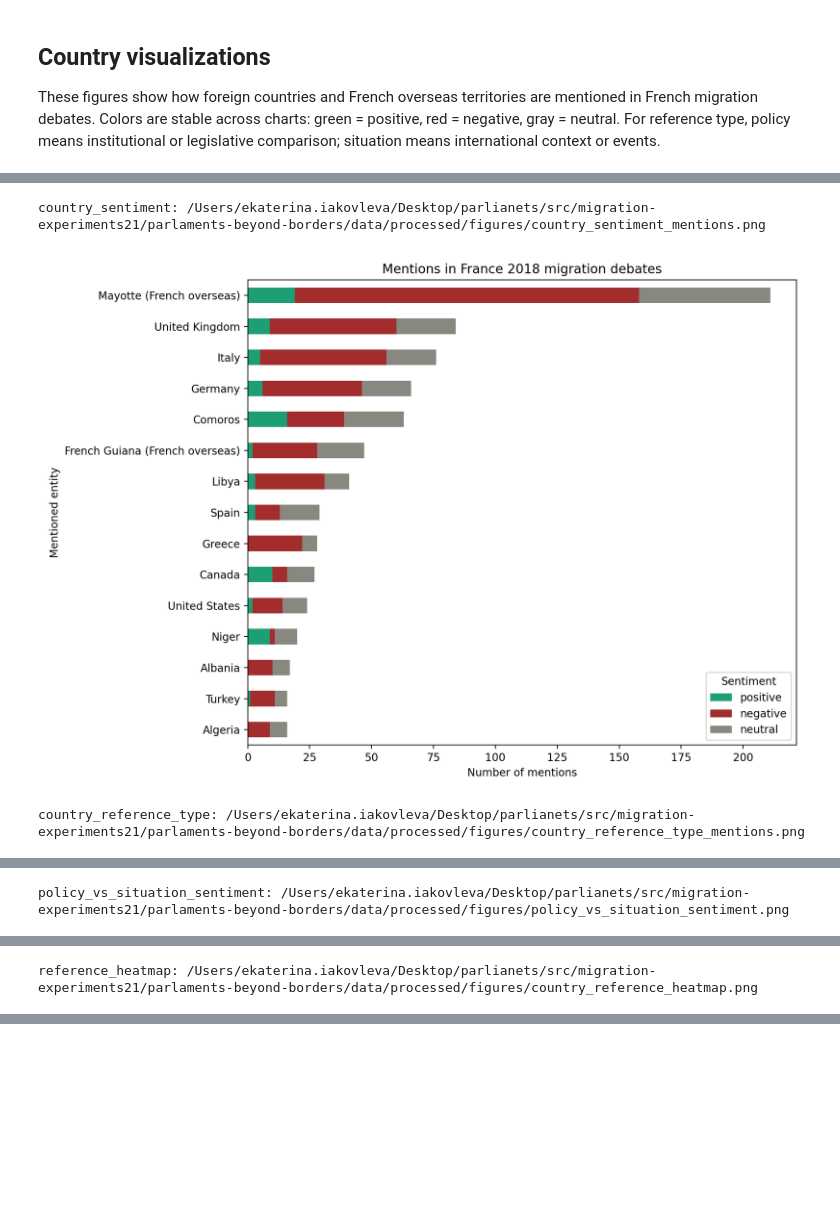
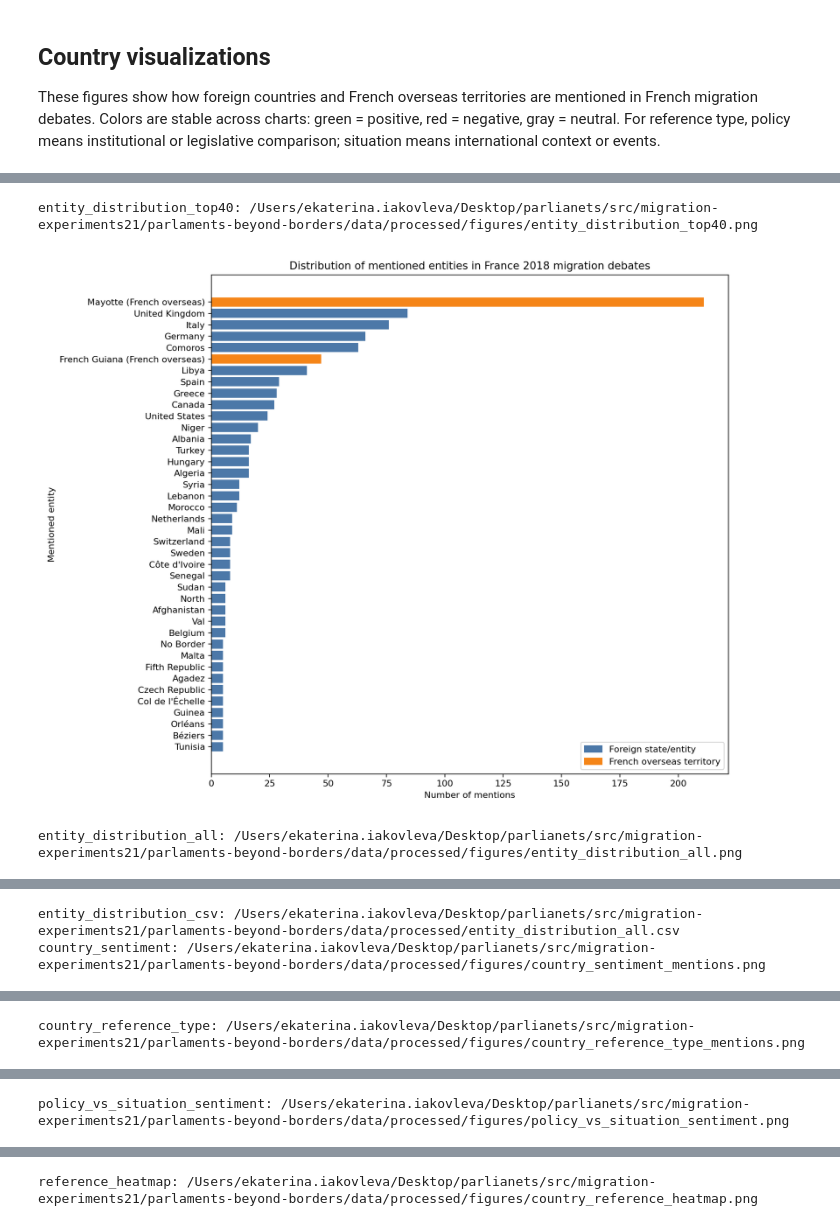
Before and after one commit to yavlenieraket/parliments_migration, a Jupyter notebook: src/migration-experiments21/parlaments-beyond-borders/notebooks/01_fra_2018_pilot.ipynb, the cells around one changed output, grey strips where cells are left out. Saved outputs shown, nothing was run; the diff lists cells and outputs as text; code cells hidden in the pictures; blank space fills up the shorter version.

Commit message:
Add complete mention distribution outputs

```diff
--- a/src/migration-experiments21/parlaments-beyond-borders/notebooks/01_fra_2018_pilot.ipynb
+++ b/src/migration-experiments21/parlaments-beyond-borders/notebooks/01_fra_2018_pilot.ipynb
@@ -223,11 +266,12 @@ figure_paths
  'policy_vs_situation_sentiment': PosixPath('/Users/ekaterina.iakovleva/Desktop/parlianets/src/migration-experiments21/parlaments-beyond-borders/data/processed/figures/policy_vs_situation_sentiment.pn ...
  'reference_heatmap': PosixPath('/Users/ekaterina.iakovleva/Desktop/parlianets/src/migration-experiments21/parlaments-beyond-borders/data/processed/figures/country_reference_heatmap.png')}
 # %%
-# Explanation: Display each saved figure inline in the executed notebook.
-for figure_name, figure_path in figure_paths.items():
-    print(f"{figure_name}: {figure_path}")
-    display(Image(filename=str(figure_path)))
+# Explanation: Display saved PNG figures inline and print non-image output paths.
+for output_name, output_path in figure_paths.items():
+    print(f"{output_name}: {output_path}")
+    if str(output_path).endswith(".png"):
+        display(Image(filename=str(output_path)))
 # %% [output]
-country_sentiment: /Users/ekaterina.iakovleva/Desktop/parlianets/src/migration-experiments21/parlaments-beyond-borders/data/processed/figures/country_sentiment_mentions.png
+entity_distribution_top40: /Users/ekaterina.iakovleva/Desktop/parlianets/src/migration-experiments21/parlaments-beyond-borders/data/processed/figures/entity_distribution_top40.png
-[figure, old version]
+[figure, new version]
-country_reference_type: /Users/ekaterina.iakovleva/Desktop/parlianets/src/migration-experiments21/parlaments-beyond-borders/data/processed/figures/country_reference_type_mentions.png
+entity_distribution_all: /Users/ekaterina.iakovleva/Desktop/parlianets/src/migration-experiments21/parlaments-beyond-borders/data/processed/figures/entity_distribution_all.png
@@ -235 +279,2 @@ country_reference_type: /Users/ekaterina.iakovleva/Desktop/parlianets/src/migrat
-policy_vs_situation_sentiment: /Users/ekaterina.iakovleva/Desktop/parlianets/src/migration-experiments21/parlaments-beyond-borders/data/processed/figures/policy_vs_situation_sentiment.png
+entity_distribution_csv: /Users/ekaterina.iakovleva/Desktop/parlianets/src/migration-experiments21/parlaments-beyond-borders/data/processed/entity_distribution_all.csv
+country_sentiment: /Users/ekaterina.iakovleva/Desktop/parlianets/src/migration-experiments21/parlaments-beyond-borders/data/processed/figures/country_sentiment_mentions.png
@@ -237 +282 @@ policy_vs_situation_sentiment: /Users/ekaterina.iakovleva/Desktop/parlianets/src
-reference_heatmap: /Users/ekaterina.iakovleva/Desktop/parlianets/src/migration-experiments21/parlaments-beyond-borders/data/processed/figures/country_reference_heatmap.png
+country_reference_type: /Users/ekaterina.iakovleva/Desktop/parlianets/src/migration-experiments21/parlaments-beyond-borders/data/processed/figures/country_reference_type_mentions.png
@@ -238,0 +284 @@ reference_heatmap: /Users/ekaterina.iakovleva/Desktop/parlianets/src/migration-e
+policy_vs_situation_sentiment: /Users/ekaterina.iakovleva/Desktop/parlianets/src/migration-experiments21/parlaments-beyond-borders/data/processed/figures/policy_vs_situation_sentiment.png
@@ -238,0 +286 @@ reference_heatmap: /Users/ekaterina.iakovleva/Desktop/parlianets/src/migration-e
+reference_heatmap: /Users/ekaterina.iakovleva/Desktop/parlianets/src/migration-experiments21/parlaments-beyond-borders/data/processed/figures/country_reference_heatmap.png
```
Also changed, not shown: parts of 9 cells of this notebook, 3 other files.
